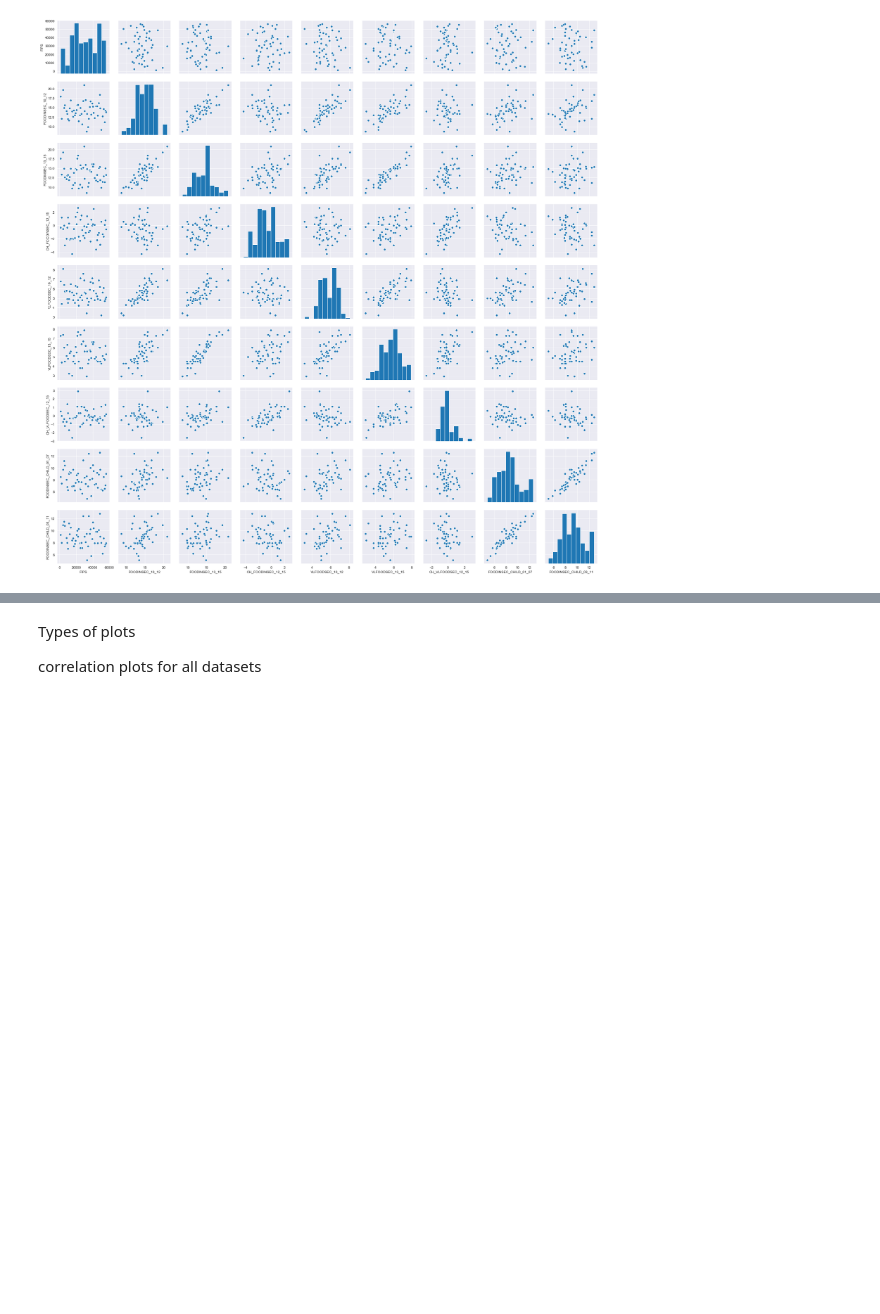
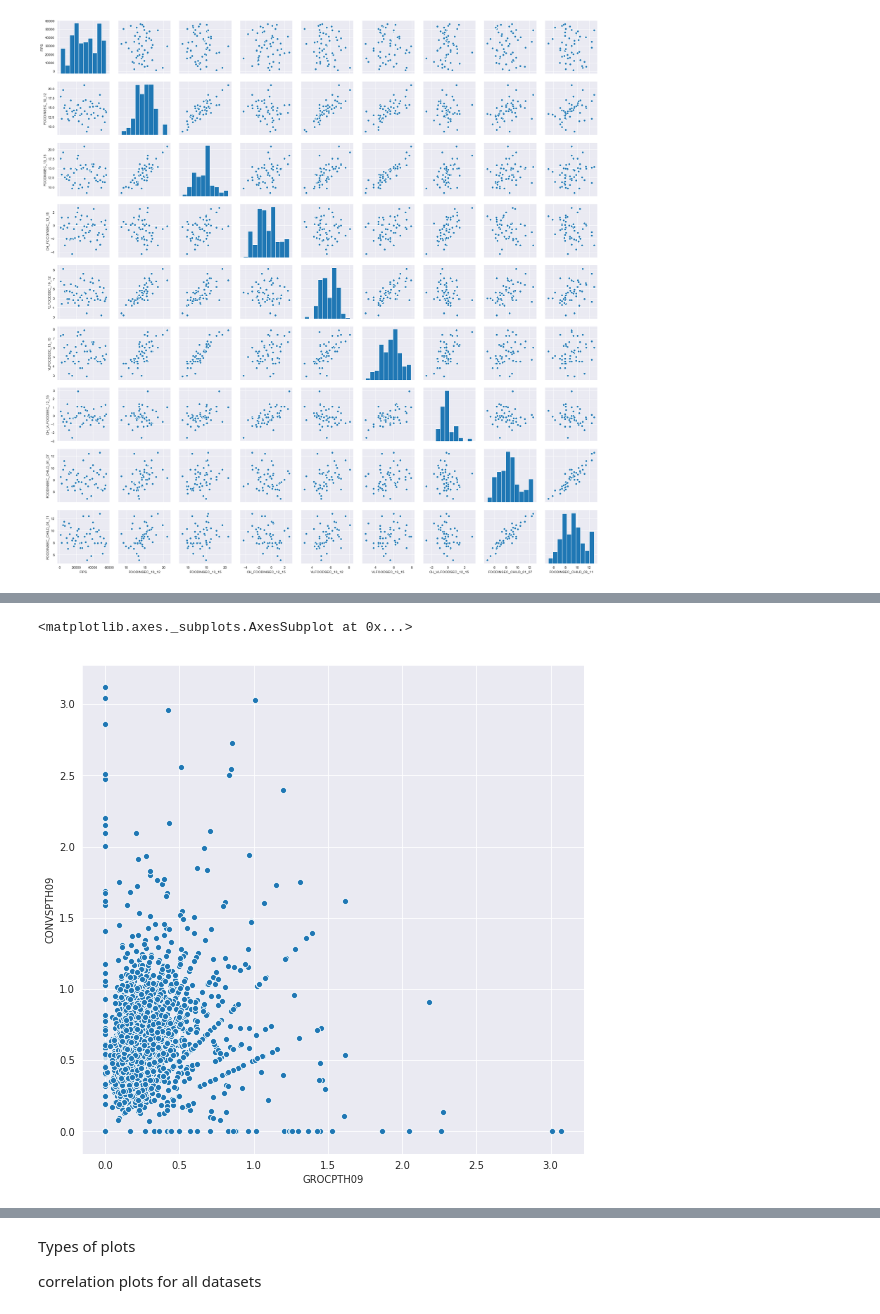
Before and after one commit to chriscross00/projects, a Jupyter notebook: food_security/notebooks/eda.ipynb, the cells around one changed output, grey strips where cells are left out. Drawn from its saved outputs; the diff is of its cells as text; code cells hidden in the pictures; blank space fills up the shorter version.

```diff
--- a/food_security/notebooks/eda.ipynb
+++ b/food_security/notebooks/eda.ipynb
@@ -143,0 +185,4 @@ sns.pairplot(insecurity)
+# %%
+stores = pd.read_csv('../data/processed/stores.csv')
+
+stores.head(20)
@@ -143,0 +207,5 @@ sns.pairplot(insecurity)
+# %%
+sns.scatterplot(x='GROCPTH09', y='CONVSPTH09', data=stores)
+# %% [output]
+<matplotlib.axes._subplots.AxesSubplot at 0x...>
+[figure, added]
```
Also changed, not shown: parts of 7 cells of this notebook, 2 other files.
